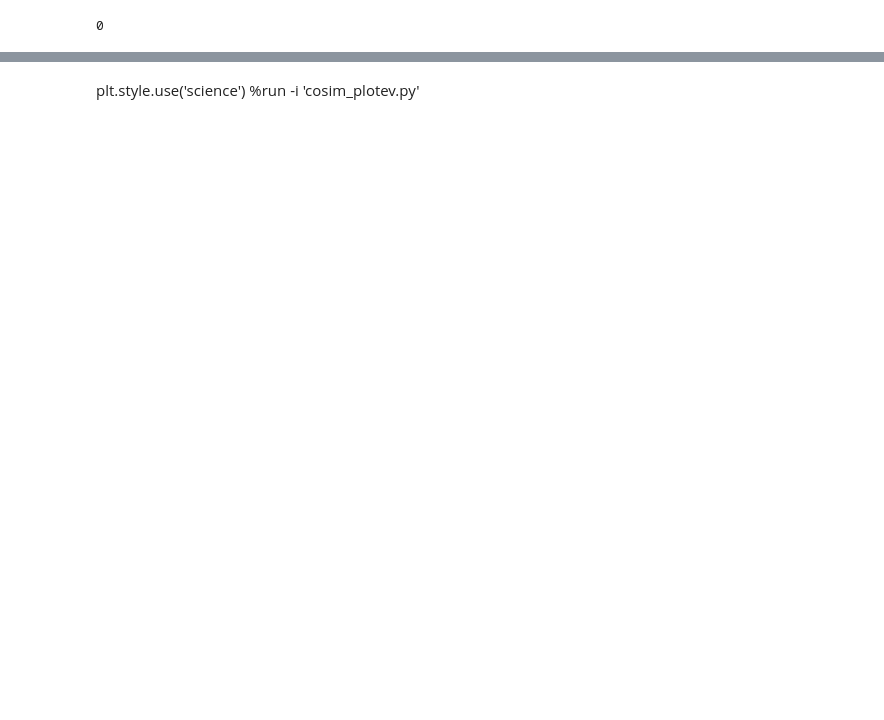
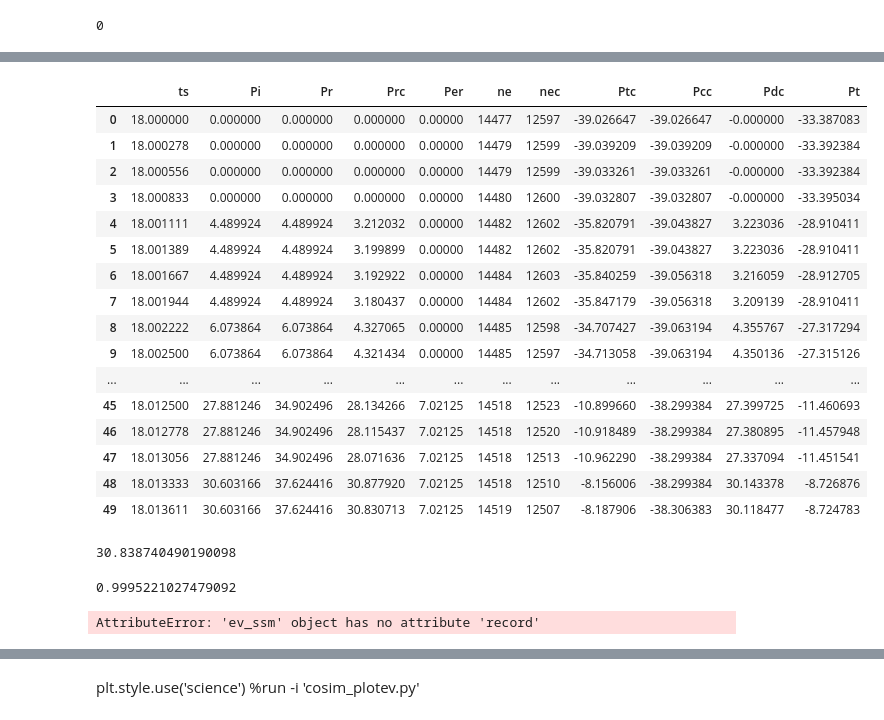
Before and after one commit to jinningwang/andes, a Jupyter notebook: jwang/notes/cosim_ev_F2_ict_test.ipynb, the cells around one changed output, grey strips where cells are left out. Saved outputs shown, nothing was run; the diff lists cells and outputs as text; code cells hidden in the pictures; blank space fills up the shorter version.

Commit message:
[WIP] fix nec error before change

```diff
--- a/jwang/notes/cosim_ev_F2_ict_test.ipynb
+++ b/jwang/notes/cosim_ev_F2_ict_test.ipynb
@@ -301,0 +356,24 @@ sse.tsd.iloc[80:90]
+# %%
+sse.tsd
+# %% [output]
+|  | ts | Pi | Pr | Prc | Per | ne | nec | Ptc | Pcc | Pdc | Pt |
+| 0 | 18.000000 | 0.000000 | 0.000000 | 0.000000 | 0.00000 | 14477 | 12597 | -39.026647 | -39.026647 | -0.000000 | -33.387083 |
+| 1 | 18.000278 | 0.000000 | 0.000000 | 0.000000 | 0.00000 | 14479 | 12599 | -39.039209 | -39.039209 | -0.000000 | -33.392384 |
+| 2 | 18.000556 | 0.000000 | 0.000000 | 0.000000 | 0.00000 | 14479 | 12599 | -39.033261 | -39.033261 | -0.000000 | -33.392384 |
+| 3 | 18.000833 | 0.000000 | 0.000000 | 0.000000 | 0.00000 | 14480 | 12600 | -39.032807 | -39.032807 | -0.000000 | -33.395034 |
+| 4 | 18.001111 | 4.489924 | 4.489924 | 3.212032 | 0.00000 | 14482 | 12602 | -35.820791 | -39.043827 | 3.223036 | -28.910411 |
+| 5 | 18.001389 | 4.489924 | 4.489924 | 3.199899 | 0.00000 | 14482 | 12602 | -35.820791 | -39.043827 | 3.223036 | -28.910411 |
+| 6 | 18.001667 | 4.489924 | 4.489924 | 3.192922 | 0.00000 | 14484 | 12603 | -35.840259 | -39.056318 | 3.216059 | -28.912705 |
+| 7 | 18.001944 | 4.489924 | 4.489924 | 3.180437 | 0.00000 | 14484 | 12602 | -35.847179 | -39.056318 | 3.209139 | -28.910411 |
+| 8 | 18.002222 | 6.073864 | 6.073864 | 4.327065 | 0.00000 | 14485 | 12598 | -34.707427 | -39.063194 | 4.355767 | -27.317294 |
+| 9 | 18.002500 | 6.073864 | 6.073864 | 4.321434 | 0.00000 | 14485 | 12597 | -34.713058 | -39.063194 | 4.350136 | -27.315126 |
+| ... | ... | ... | ... | ... | ... | ... | ... | ... | ... | ... | ... |
+| 45 | 18.012500 | 27.881246 | 34.902496 | 28.134266 | 7.02125 | 14518 | 12523 | -10.899660 | -38.299384 | 27.399725 | -11.460693 |
+| 46 | 18.012778 | 27.881246 | 34.902496 | 28.115437 | 7.02125 | 14518 | 12520 | -10.918489 | -38.299384 | 27.380895 | -11.457948 |
+| 47 | 18.013056 | 27.881246 | 34.902496 | 28.071636 | 7.02125 | 14518 | 12513 | -10.962290 | -38.299384 | 27.337094 | -11.451541 |
+| 48 | 18.013333 | 30.603166 | 37.624416 | 30.877920 | 7.02125 | 14518 | 12510 | -8.156006 | -38.299384 | 30.143378 | -8.726876 |
+| 49 | 18.013611 | 30.603166 | 37.624416 | 30.830713 | 7.02125 | 14519 | 12507 | -8.187906 | -38.306383 | 30.118477 | -8.724783 |
+# %%
+sse.tsd['Ptc'].iloc[-1] - sse.tsd['Ptc'].iloc[0]
+# %% [output]
+30.838740490190098
@@ -301,0 +382,8 @@ sse.tsd.iloc[80:90]
+# %%
+x0.sum()
+# %% [output]
+0.9995221027479092
+# %%
+sse.record()
+# %% [output]
+AttributeError: 'ev_ssm' object has no attribute 'record'
```
Also changed, not shown: parts of 15 cells of this notebook, 29 other files.
